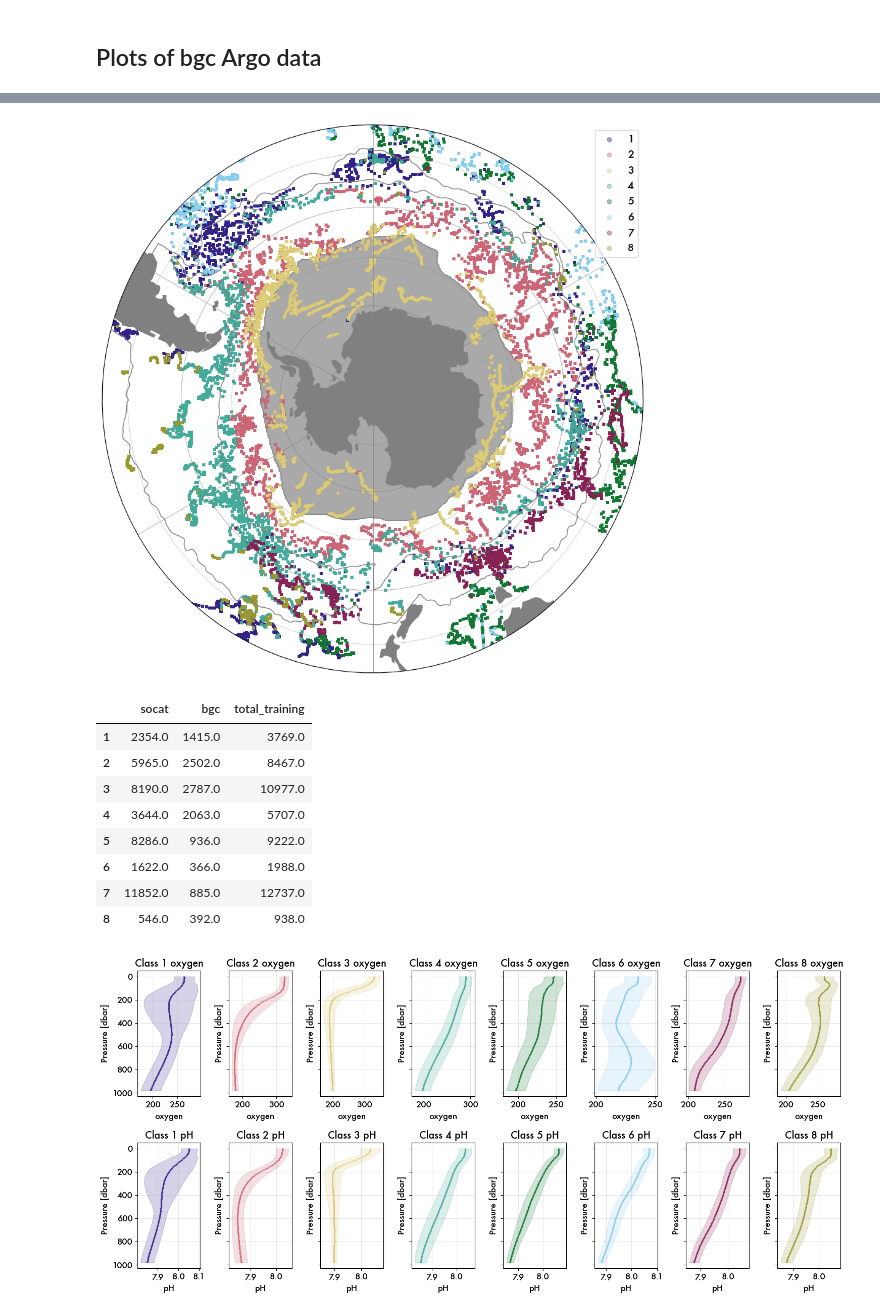
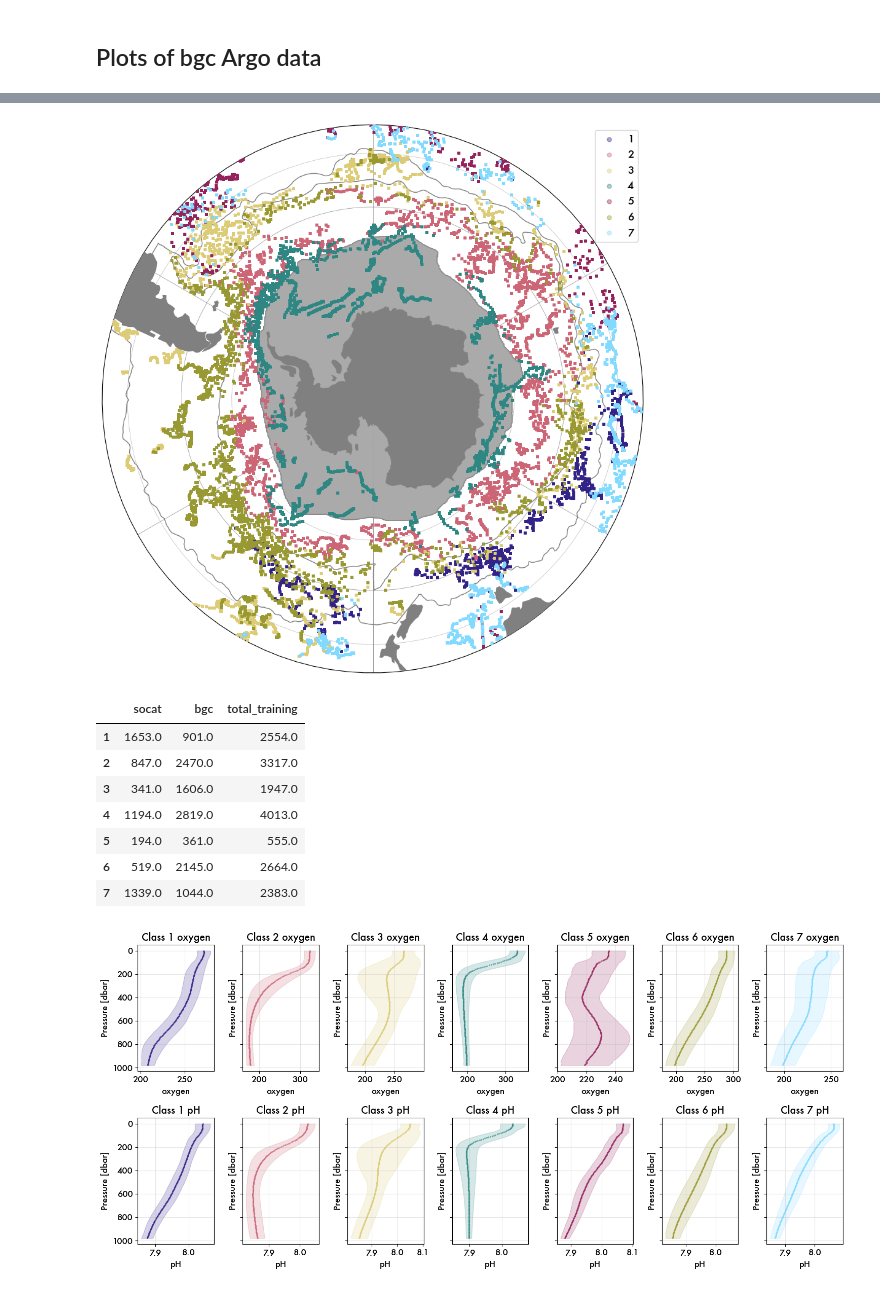
Before and after one commit to song-sangmin/CRUSOE-SOCarbon, a Jupyter notebook: src/1.2_pcm_classify_bgcArgo_ship.ipynb, the cells around one changed output, grey strips where cells are left out. Saved outputs shown, nothing was run; the diff lists cells and outputs as text; code cells hidden in the pictures.

```diff
--- a/src/1.2_pcm_classify_bgcArgo_ship.ipynb
+++ b/src/1.2_pcm_classify_bgcArgo_ship.ipynb
@@ -98,8 +86,8 @@ for ind, row in missingClasses.iterrows():
 
 
 # Make dictionary
-socat_classes = {k:None for k in range(8)}
-for ind in range(8):
+socat_classes = {k:None for k in range(n_gmm)}
+for ind in range(n_gmm):
     socat_classes[ind] = socat_df[socat_df['class']==ind]
 # %%
 socat_df[~socat_df['class'].isna()]
@@ -157,14 +108,23 @@ socat_df
 # %%
-# Good version, Aug 5 2025
+# Updated Jan 2026
 list = []
 for class_id, ds in socat_classes.items():
     # Create a new coordinate 'class' for each profile
-    temp_ds = (xr.Dataset.from_dataframe(socat_classes[class_id].set_index('index'))
-    )
+    temp_ds = (xr.Dataset.from_dataframe(socat_classes[class_id]))
     list.append(temp_ds.assign_coords(cluster = temp_ds['class'].astype(int)+1))
 
 # Merge all classes along profid
 clustered_socat_ds = xr.concat(list, dim="index")
+
+
+clustered_socat_ds = clustered_socat_ds.rename_vars({'yearday':'linear_time'})
+
+for x in ['latitude', 'longitude', 'datetime', 'linear_time']:
+    clustered_socat_ds = clustered_socat_ds.set_coords(x)
+clustered_socat_ds = clustered_socat_ds.assign_attrs({'gmm_run_params': pcm_params,
+                        'pcm_run_date': datetime.datetime.now().strftime('%Y%m%d'),
+                        'dbar_limit' : '0-500dbar'
+                        })
 clustered_socat_ds
 # %% [output]
 <xarray.Dataset>
@@ -194,4 +154,4 @@ if save:
 # %%
-for ind in range(8):
+for ind in range(n_gmm):
     print(f'Class {ind+1}: {len(socat_classes[ind].index.values)}')
 # %% [output]
@@ -236,16 +195,19 @@ Data variables:
     date:             20250729
 # %%
 # === Separate bgc data by class
+n_gmm = int(pcm_params.split('_')[1][-1])
 bgc_df = bgcINDEX.to_dataframe()
 
 for ind in bgc_df.index:
     try:
-        bgc_df.loc[ind,  'class'] = int(gmm_results.loc[ind, 'class'])
+        bgc_df.loc[ind,  'class'] = int(Y_gmm.loc[ind, 'class'])
     except:
         bgc_df.loc[ind,  'class'] = None
 
 # Make dictionary
-bgc_classes = {k:None for k in range(8)}
-for ind in range(8):
+bgc_classes = {k:None for k in range(n_gmm)}
+for ind in range(n_gmm):
     # bgc_classes[ind] = bgc_df[bgc_df['class']==ind]
     bgc_classes[ind] = bgcDS.sel({'profid':[x for x in bgc_df[bgc_df['class']==ind].index]})
+
+# Create new xarray object
@@ -300,9 +346,9 @@ figs_pcm.sopolar_classes_paneled(bgc_classes, figsize=(9,9))
 reload(figs_pcm)
 
 # To plot all classes on one plot
-ax = figs_pcm.sopolar_classes(bgc_classes, inds=range(8),
-                         figsize=(9,9),
-                         dotsize=6, markerscale=2)
+# ax = figs_pcm.sopolar_classes(bgc_classes,
+#                          figsize=(9,9),
+#                          dotsize=6, markerscale=2)
 
 # figs_pcm.sopolar_classes(socat_classes, inds=range(8),
 #                          ax=ax, figsize=(9,9),
@@ -311,32 +357,36 @@ ax = figs_pcm.sopolar_classes(bgc_classes, inds=range(8),
 # ax.set_title('BGC and SOCAT data')
 
 import mod_southpolarplot as sopo
+
+ax = figs_pcm.sopolar_classes(bgc_classes,
+                         figsize=(9,9),
+                         dotsize=6, markerscale=2)
+
 sopo.add_frontlines(ax, types=['saf', 'stf'])
 # %% [output]
-[figure, old version]
+[figure, new version]
 # %%
 # Compare number of training obs for each class
-nobs_table = pd.DataFrame(index = range(8))
-for ind in range(8):
+nobs_table = pd.DataFrame(index = range(n_gmm))
+for ind in range(n_gmm):
     nobs_table.loc[ind, 'socat'] = int(len(socat_classes[ind].index.values))
     nobs_table.loc[ind, 'bgc'] = int(len(bgc_classes[ind].profid.values))
 
 nobs_table['total_training'] = nobs_table['socat'] + nobs_table['bgc']
-nobs_table.index=range(1,9)
+nobs_table.index=range(1, 1+n_gmm)
 nobs_table
 # %% [output]
 |  | socat | bgc | total_training |
-| 1 | 2354.0 | 1415.0 | 3769.0 |
-| 2 | 5965.0 | 2502.0 | 8467.0 |
-| 3 | 8190.0 | 2787.0 | 10977.0 |
-| 4 | 3644.0 | 2063.0 | 5707.0 |
-| 5 | 8286.0 | 936.0 | 9222.0 |
-| 6 | 1622.0 | 366.0 | 1988.0 |
-| 7 | 11852.0 | 885.0 | 12737.0 |
-| 8 | 546.0 | 392.0 | 938.0 |
+| 1 | 1653.0 | 901.0 | 2554.0 |
+| 2 | 847.0 | 2470.0 | 3317.0 |
+| 3 | 341.0 | 1606.0 | 1947.0 |
+| 4 | 1194.0 | 2819.0 | 4013.0 |
+| 5 | 194.0 | 361.0 | 555.0 |
+| 6 | 519.0 | 2145.0 | 2664.0 |
+| 7 | 1339.0 | 1044.0 | 2383.0 |
 # %%
 reload(figs_pcm)
 figs_pcm.mean_tracer_profiles_paneled(bgc_classes, vars = ['oxygen', 'pH'],
-                                 figsize = (15,7))
+                                 figsize = (15,7), numpanels=[2,7])
 # %% [output]
-[figure, old version]
+[figure, new version]
```
Also changed, not shown: parts of 22 cells of this notebook, 27 other files.
